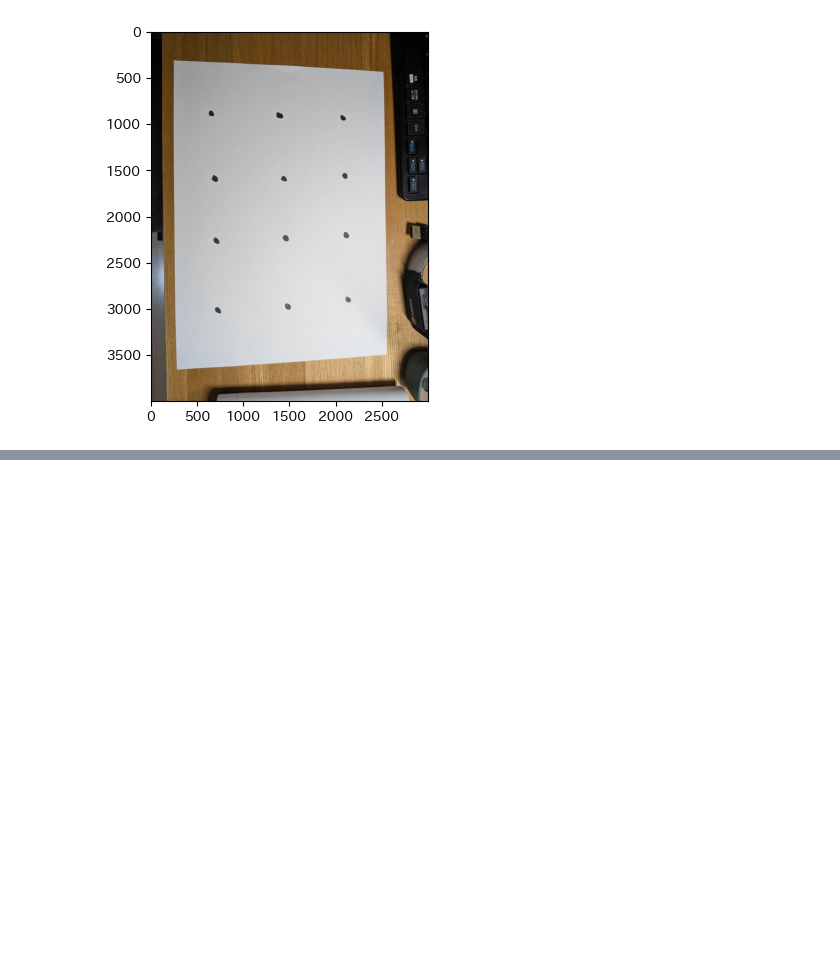
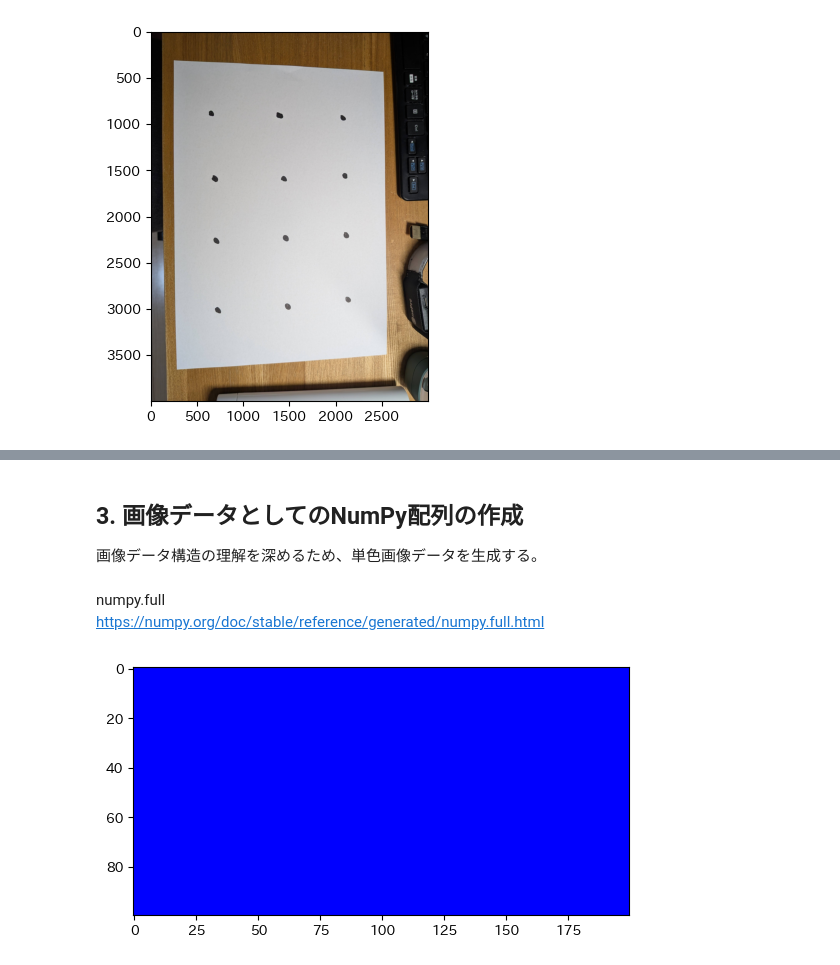
Before and after one commit to Takayoshi-Matsuyama/image_processing, a Jupyter notebook: hello_world_OpenCV.ipynb, the cells around one changed output, grey strips where cells are left out. Saved outputs shown, nothing was run; the diff lists cells and outputs as text; code cells hidden in the pictures; blank space fills up the shorter version.

Commit message:
hello world - create_single_color_image

```diff
--- a/hello_world.ipynb
+++ b/hello_world_OpenCV.ipynb
@@ -18,0 +54,32 @@ plt.show()
+# %% [markdown]
+## 3. 画像データとしてのNumPy配列の作成
+
+画像データ構造の理解を深めるため、単色画像データを生成する。
+# %%
+import numpy as np
+
+def create_single_color_image(height: int, width:int, color: tuple[int, int, int]) -> np.ndarray:
+    """指定された高さ、幅、色の単色画像を作成する関数
+
+    Args:
+        height (int): 画像の高さ
+        width (int): 画像の幅
+        color (tuple[int, int, int]): BGR形式の色 (例: (255, 0, 0)は青)
+
+    Returns:
+        np.ndarray: 指定された色の単色画像
+    """
+    # 指定された色で全てのピクセルを埋める
+    image = np.full(shape=(height, width, 3), fill_value=color, dtype=np.uint8)
+    return image
+# %% [markdown]
+numpy.full<br>
+https://numpy.org/doc/stable/reference/generated/numpy.full.html
+# %%
+import cv2 as cv
+import matplotlib.pyplot as plt
+blue_image = create_single_color_image(height=100, width=200, color=(255, 0, 0))
+plt.imshow(cv.cvtColor(blue_image, cv.COLOR_BGR2RGB))
+plt.show()
+# %% [output]
+[figure, added]
```
Also changed, not shown: parts of 13 cells of this notebook.
